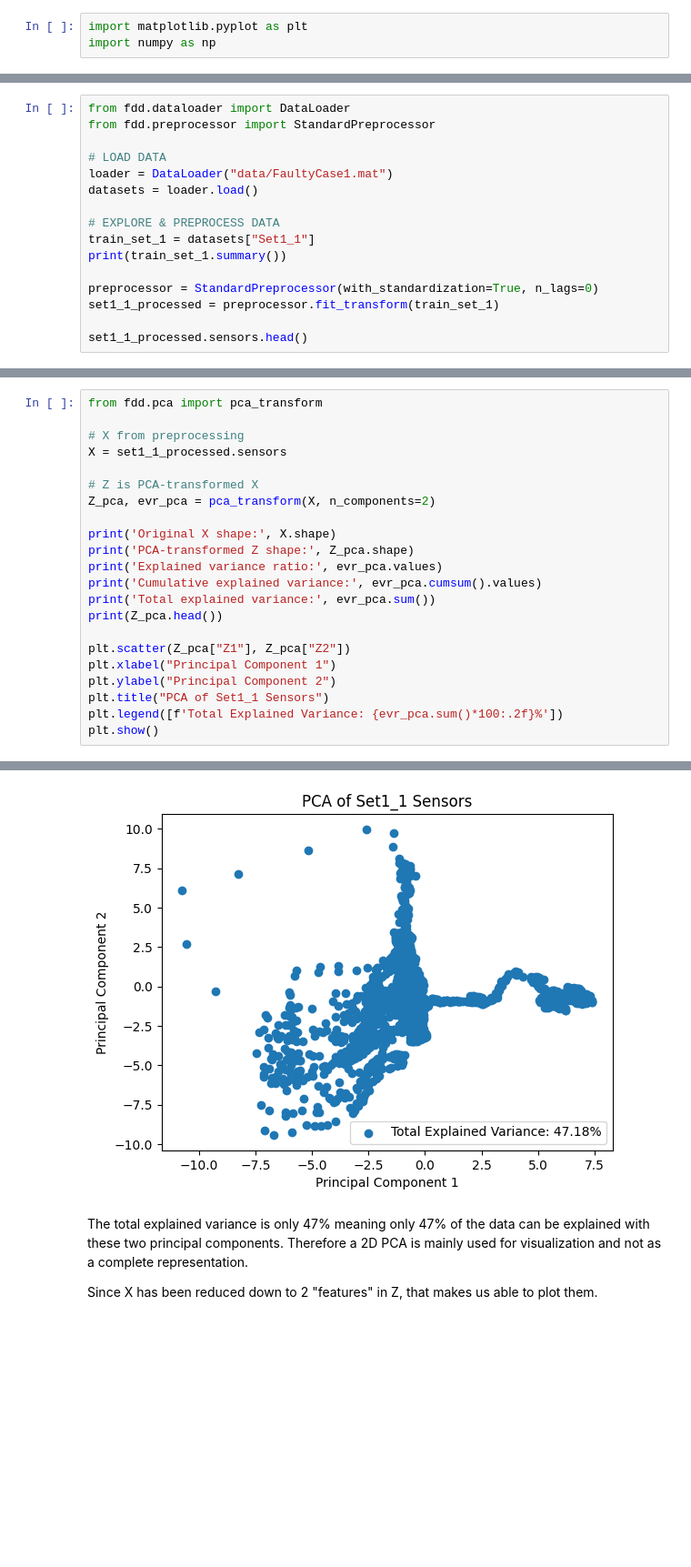
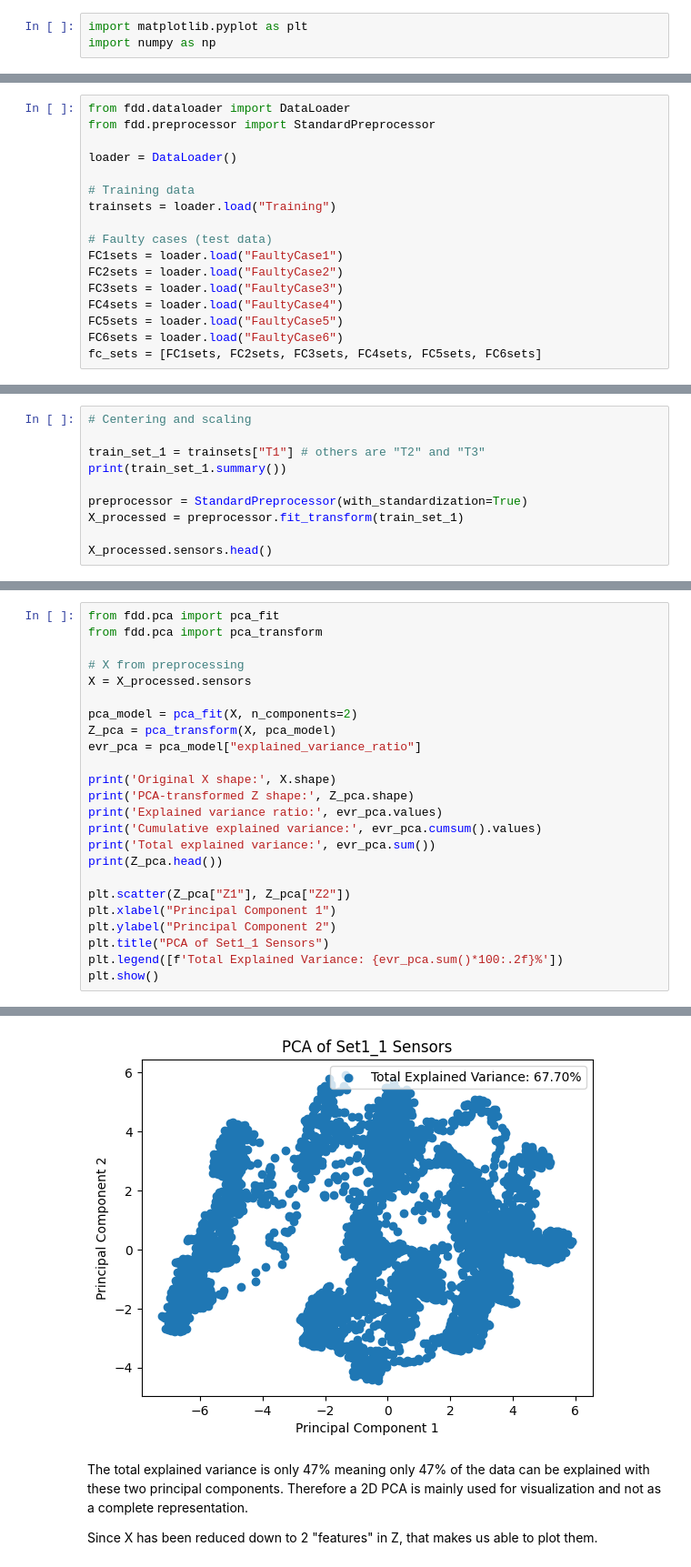
Before and after one commit to PeterAndersen-sdu/Fault-detection-project, a Jupyter notebook: main.ipynb, the cells around one changed output, grey strips where cells are left out. Shown at 91% size. Cells and saved outputs as stored; diff of their text form; blank space fills up the shorter version.

Commit message:
training and testing in main.ipynb
Co-authored-by: Copilot <copilot@github.com>

```diff
--- a/main.ipynb
+++ b/main.ipynb
@@ -36,15 +45,16 @@ import numpy as np
 from fdd.dataloader import DataLoader
 from fdd.preprocessor import StandardPreprocessor
 
-# LOAD DATA
-loader = DataLoader("data/FaultyCase1.mat")
-datasets = loader.load()
+loader = DataLoader()
 
-# EXPLORE & PREPROCESS DATA
-train_set_1 = datasets["Set1_1"]
-print(train_set_1.summary())
+# Training data
+trainsets = loader.load("Training")
 
-preprocessor = StandardPreprocessor(with_standardization=True, n_lags=0)
-set1_1_processed = preprocessor.fit_transform(train_set_1)
-
-set1_1_processed.sensors.head()
+# Faulty cases (test data)
+FC1sets = loader.load("FaultyCase1")
+FC2sets = loader.load("FaultyCase2")
+FC3sets = loader.load("FaultyCase3")
+FC4sets = loader.load("FaultyCase4")
+FC5sets = loader.load("FaultyCase5")
+FC6sets = loader.load("FaultyCase6")
+fc_sets = [FC1sets, FC2sets, FC3sets, FC4sets, FC5sets, FC6sets]
@@ -59,0 +65,10 @@ TimeSeriesDataset(name=Set1_1, n_samples=5811, n_features=23)
+# %%
+# Centering and scaling
+
+train_set_1 = trainsets["T1"] # others are "T2" and "T3"
+print(train_set_1.summary())
+
+preprocessor = StandardPreprocessor(with_standardization=True)
+X_processed = preprocessor.fit_transform(train_set_1)
+
+X_processed.sensors.head()
@@ -62,11 +86,13 @@ TimeSeriesDataset(name=Set1_1, n_samples=5811, n_features=23)
 # %%
+from fdd.pca import pca_fit
 from fdd.pca import pca_transform
 
 # X from preprocessing
-X = set1_1_processed.sensors
+X = X_processed.sensors
 
-# Z is PCA-transformed X
-Z_pca, evr_pca = pca_transform(X, n_components=2)
+pca_model = pca_fit(X, n_components=2)
+Z_pca = pca_transform(X, pca_model)
+evr_pca = pca_model["explained_variance_ratio"]
 
 print('Original X shape:', X.shape)
 print('PCA-transformed Z shape:', Z_pca.shape)
@@ -96,4 +122,4 @@ Total explained variance: 0.4718388636340094
-[figure, old version]
+[figure, new version]
 # %% [markdown]
 The total explained variance is only 47% meaning only 47% of the data can be explained with these two principal components. Therefore a 2D PCA is mainly used for visualization and not as a complete representation.
 
```
Also changed, not shown: parts of 16 cells of this notebook, 3 other files.
